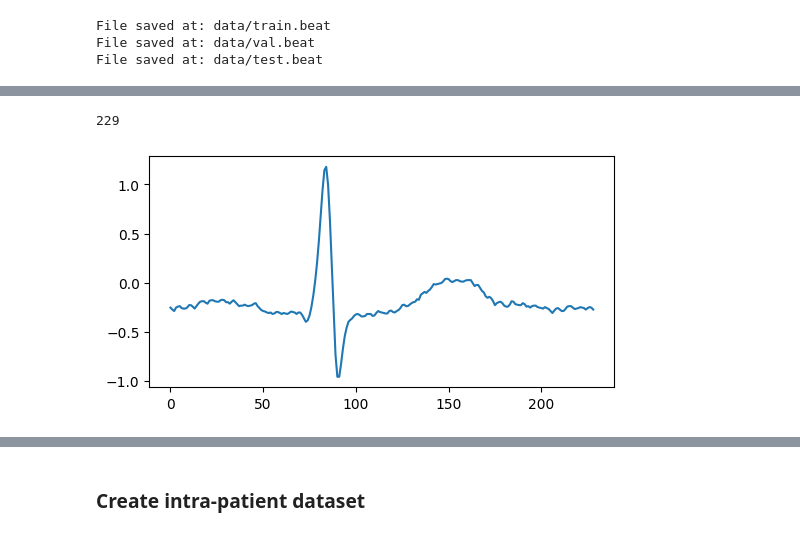
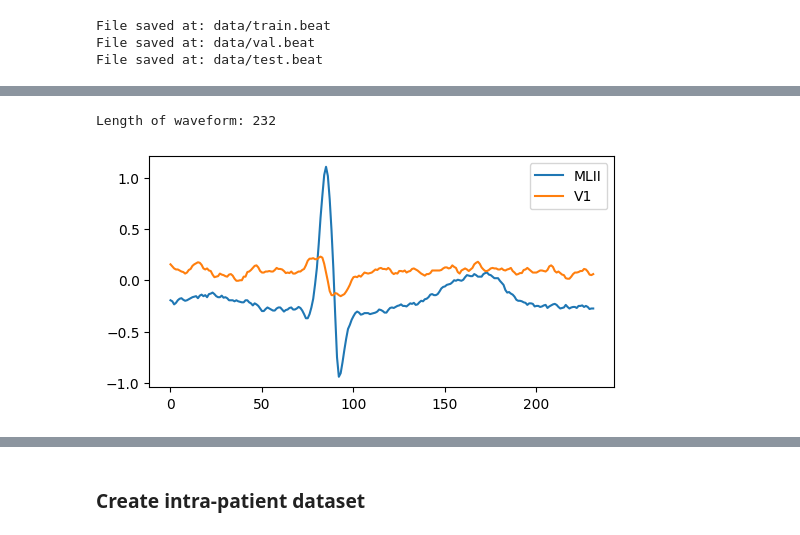
Before and after one commit to devnums/pyheartlib, a Jupyter notebook: docs/examples/heartbeat.ipynb, the cells around one changed output, grey strips where cells are left out. Saved outputs shown, nothing was run; the diff lists cells and outputs as text; code cells hidden in the pictures.

```diff
--- a/docs/examples/heartbeat.ipynb
+++ b/docs/examples/heartbeat.ipynb
@@ -173,13 +192,19 @@ test.beat  2062  0  0  0  0  0  0  2  0  0  0  0  0  0  0
 # %%
 # Plot a hearbeat waveform
-wf = train_ds["beat_feats"]["F_segmented_waveform"].iloc[34]
-print(len(wf))
+wf = train_ds["beat_feats"]["F_new_feature4"][0]
+wf_ch1 = wf[0]
+wf_ch2 = wf[1]
+print(f'Length of waveform: {len(wf_ch1)}')
+
 import matplotlib.pyplot as plt
 plt.figure(figsize=(6, 3))
-plt.plot(wf);
+plt.plot(wf_ch1);
+plt.plot(wf_ch2);
+chs = beatdata.config["CHANNEL"]
+plt.legend([chs[0], chs[1]], loc="upper right");
 # %% [output]
-229
+Length of waveform: 232
-[figure, old version]
+[figure, new version]
 # %%
 # Number of samples per class
 stat_report = beatdata.report_stats_table(
```
Also changed, not shown: parts of 10 cells of this notebook, 1 other file.
